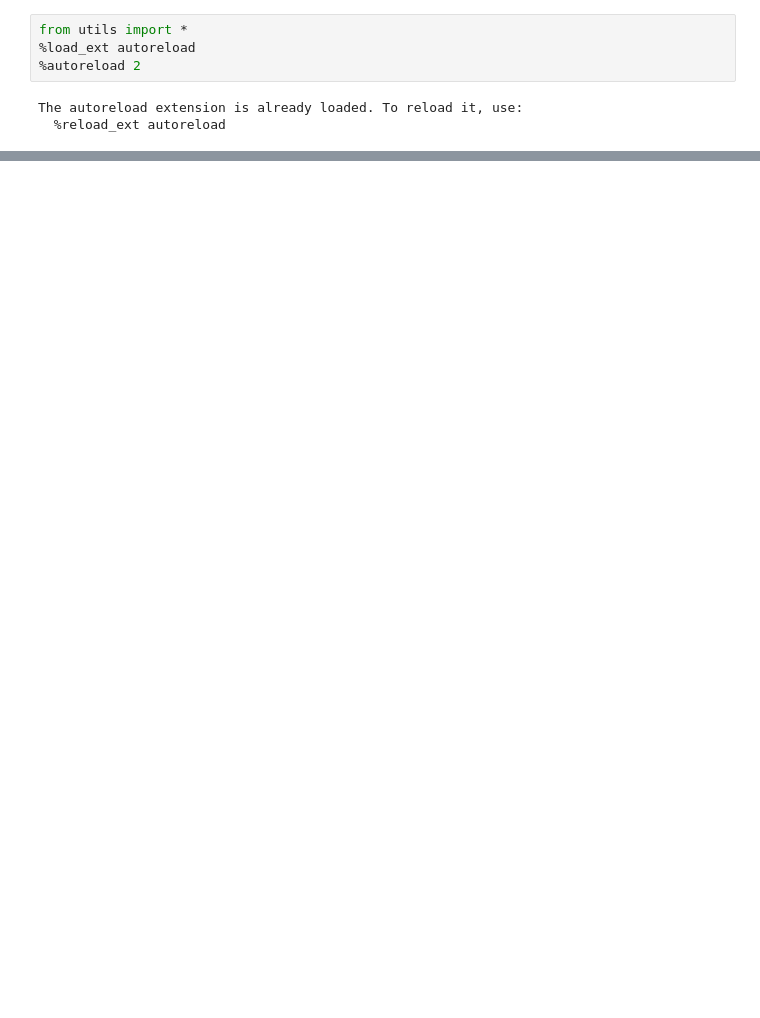
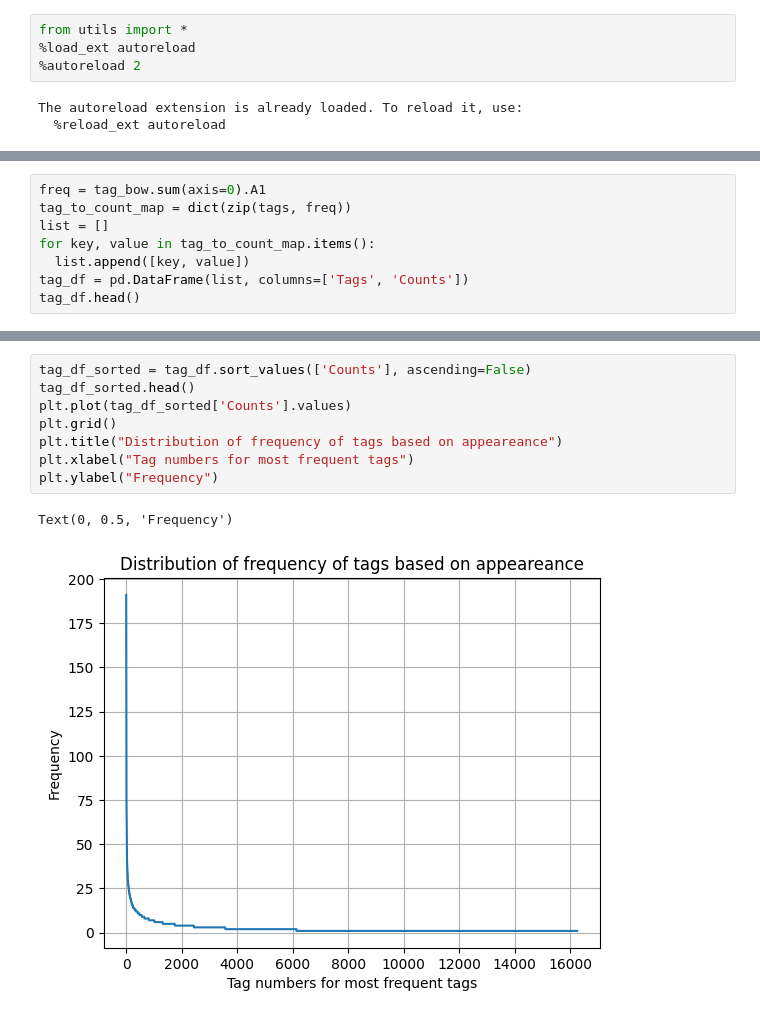
Before and after one commit to pknguyen2704/Domain-Driver-Data-Mining, a Jupyter notebook: model/analysis.ipynb, the cells around one changed output, grey strips where cells are left out. Drawn from its saved outputs; the diff is of its cells as text; blank space fills up the shorter version.

```diff
--- a/model/analysis.ipynb
+++ b/model/analysis.ipynb
@@ -25,0 +140,8 @@ data.head()
+# %%
+freq = tag_bow.sum(axis=0).A1
+tag_to_count_map = dict(zip(tags, freq))
+list = []
+for key, value in tag_to_count_map.items():
+  list.append([key, value])
+tag_df = pd.DataFrame(list, columns=['Tags', 'Counts'])
+tag_df.head()
@@ -25,0 +155,11 @@ data.head()
+# %%
+tag_df_sorted = tag_df.sort_values(['Counts'], ascending=False)
+tag_df_sorted.head()
+plt.plot(tag_df_sorted['Counts'].values)
+plt.grid()
+plt.title("Distribution of frequency of tags based on appeareance")
+plt.xlabel("Tag numbers for most frequent tags")
+plt.ylabel("Frequency")
+# %% [output]
+Text(0, 0.5, 'Frequency')
+[figure, added]
```
Also changed, not shown: parts of 56 cells of this notebook, 2 other files.
